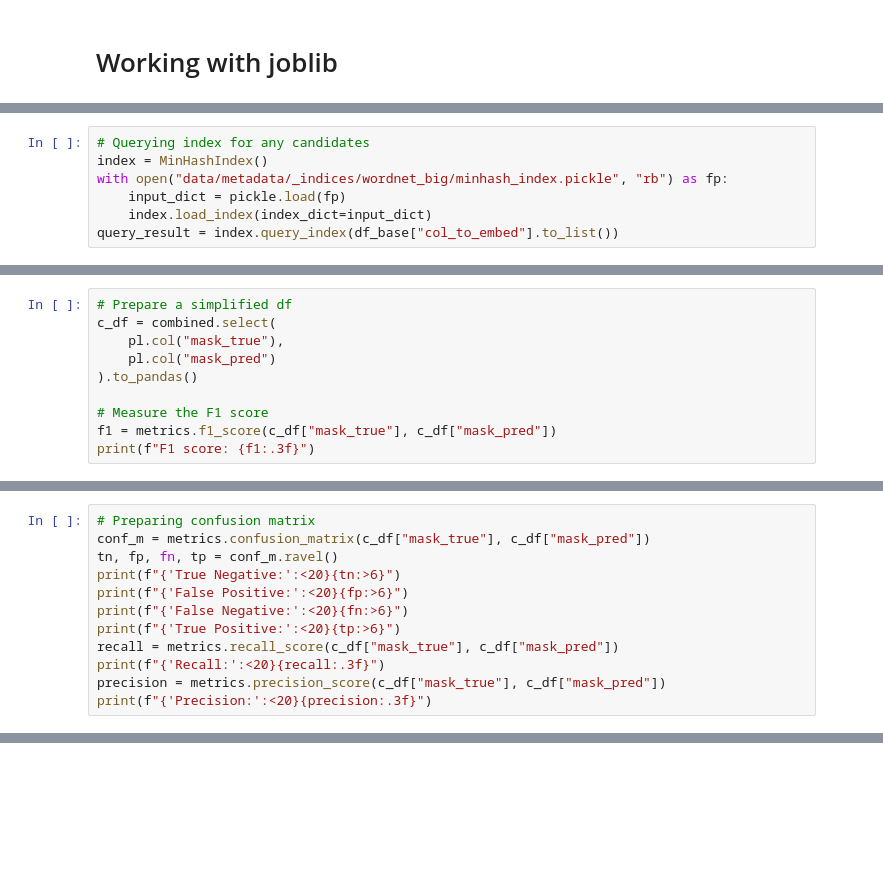
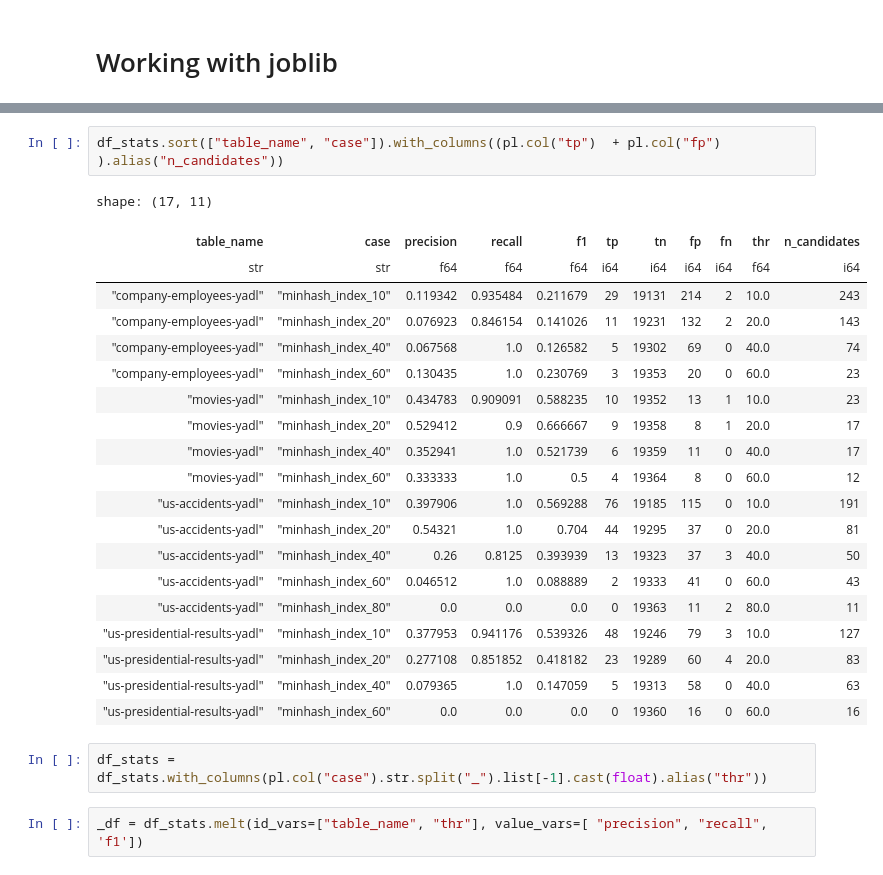
Before and after one commit to rcap107/retrieve-merge-predict, a Jupyter notebook: notebooks/Exact overlap.ipynb, the cells around one changed output, grey strips where cells are left out. Drawn from its saved outputs; the diff is of its cells as text; blank space fills up the shorter version.

Commit message:
Updated overlap notebook to test minhash variants.

```diff
--- a/notebooks/Exact overlap.ipynb
+++ b/notebooks/Exact overlap.ipynb
@@ -177,7 +151,0 @@ df_true = df_overlap.with_columns(
-# %%
-# Querying index for any candidates
-index = MinHashIndex()
-with open("data/metadata/_indices/wordnet_big/minhash_index.pickle", "rb") as fp:
-    input_dict = pickle.load(fp)
-    index.load_index(index_dict=input_dict)
-query_result = index.query_index(df_base["col_to_embed"].to_list())
@@ -203,10 +151,0 @@ combined = df_true.join(
-# %%
-# Prepare a simplified df
-c_df = combined.select(
-    pl.col("mask_true"),
-    pl.col("mask_pred")
-).to_pandas()
-
-# Measure the F1 score
-f1 = metrics.f1_score(c_df["mask_true"], c_df["mask_pred"])
-print(f"F1 score: {f1:.3f}")
@@ -240,12 +151,0 @@ shape: (24, 6)
-# %%
-# Preparing confusion matrix
-conf_m = metrics.confusion_matrix(c_df["mask_true"], c_df["mask_pred"])
-tn, fp, fn, tp = conf_m.ravel()
-print(f"{'True Negative:':<20}{tn:>6}")
-print(f"{'False Positive:':<20}{fp:>6}")
-print(f"{'False Negative:':<20}{fn:>6}")
-print(f"{'True Positive:':<20}{tp:>6}")
-recall = metrics.recall_score(c_df["mask_true"], c_df["mask_pred"])
-print(f"{'Recall:':<20}{recall:.3f}")
-precision = metrics.precision_score(c_df["mask_true"], c_df["mask_pred"])
-print(f"{'Precision:':<20}{precision:.3f}")
@@ -267,0 +298,27 @@ metrics.r2_score(cc["y_true"], cc["y_pred"])
+# %%
+df_stats.sort(["table_name", "case"]).with_columns((pl.col("tp")  + pl.col("fp") ).alias("n_candidates"))
+# %% [output]
+shape: (17, 11)
+| table_name | case | precision | recall | f1 | tp | tn | fp | fn | thr | n_candidates |
+| str | str | f64 | f64 | f64 | i64 | i64 | i64 | i64 | f64 | i64 |
+| "company-employees-yadl" | "minhash_index_10" | 0.119342 | 0.935484 | 0.211679 | 29 | 19131 | 214 | 2 | 10.0 | 243 |
+| "company-employees-yadl" | "minhash_index_20" | 0.076923 | 0.846154 | 0.141026 | 11 | 19231 | 132 | 2 | 20.0 | 143 |
+| "company-employees-yadl" | "minhash_index_40" | 0.067568 | 1.0 | 0.126582 | 5 | 19302 | 69 | 0 | 40.0 | 74 |
+| "company-employees-yadl" | "minhash_index_60" | 0.130435 | 1.0 | 0.230769 | 3 | 19353 | 20 | 0 | 60.0 | 23 |
+| "movies-yadl" | "minhash_index_10" | 0.434783 | 0.909091 | 0.588235 | 10 | 19352 | 13 | 1 | 10.0 | 23 |
+| "movies-yadl" | "minhash_index_20" | 0.529412 | 0.9 | 0.666667 | 9 | 19358 | 8 | 1 | 20.0 | 17 |
+| "movies-yadl" | "minhash_index_40" | 0.352941 | 1.0 | 0.521739 | 6 | 19359 | 11 | 0 | 40.0 | 17 |
+| "movies-yadl" | "minhash_index_60" | 0.333333 | 1.0 | 0.5 | 4 | 19364 | 8 | 0 | 60.0 | 12 |
+| "us-accidents-yadl" | "minhash_index_10" | 0.397906 | 1.0 | 0.569288 | 76 | 19185 | 115 | 0 | 10.0 | 191 |
+| "us-accidents-yadl" | "minhash_index_20" | 0.54321 | 1.0 | 0.704 | 44 | 19295 | 37 | 0 | 20.0 | 81 |
+| "us-accidents-yadl" | "minhash_index_40" | 0.26 | 0.8125 | 0.393939 | 13 | 19323 | 37 | 3 | 40.0 | 50 |
+| "us-accidents-yadl" | "minhash_index_60" | 0.046512 | 1.0 | 0.088889 | 2 | 19333 | 41 | 0 | 60.0 | 43 |
+| "us-accidents-yadl" | "minhash_index_80" | 0.0 | 0.0 | 0.0 | 0 | 19363 | 11 | 2 | 80.0 | 11 |
+| "us-presidential-results-yadl" | "minhash_index_10" | 0.377953 | 0.941176 | 0.539326 | 48 | 19246 | 79 | 3 | 10.0 | 127 |
+| "us-presidential-results-yadl" | "minhash_index_20" | 0.277108 | 0.851852 | 0.418182 | 23 | 19289 | 60 | 4 | 20.0 | 83 |
+| "us-presidential-results-yadl" | "minhash_index_40" | 0.079365 | 1.0 | 0.147059 | 5 | 19313 | 58 | 0 | 40.0 | 63 |
+| "us-presidential-results-yadl" | "minhash_index_60" | 0.0 | 0.0 | 0.0 | 0 | 19360 | 16 | 0 | 60.0 | 16 |
+# %%
+df_stats = df_stats.with_columns(pl.col("case").str.split("_").list[-1].cast(float).alias("thr"))
+# %%
+_df = df_stats.melt(id_vars=["table_name", "thr"], value_vars=[ "precision", "recall", 'f1'])
```
Also changed, not shown: parts of 36 cells of this notebook.
